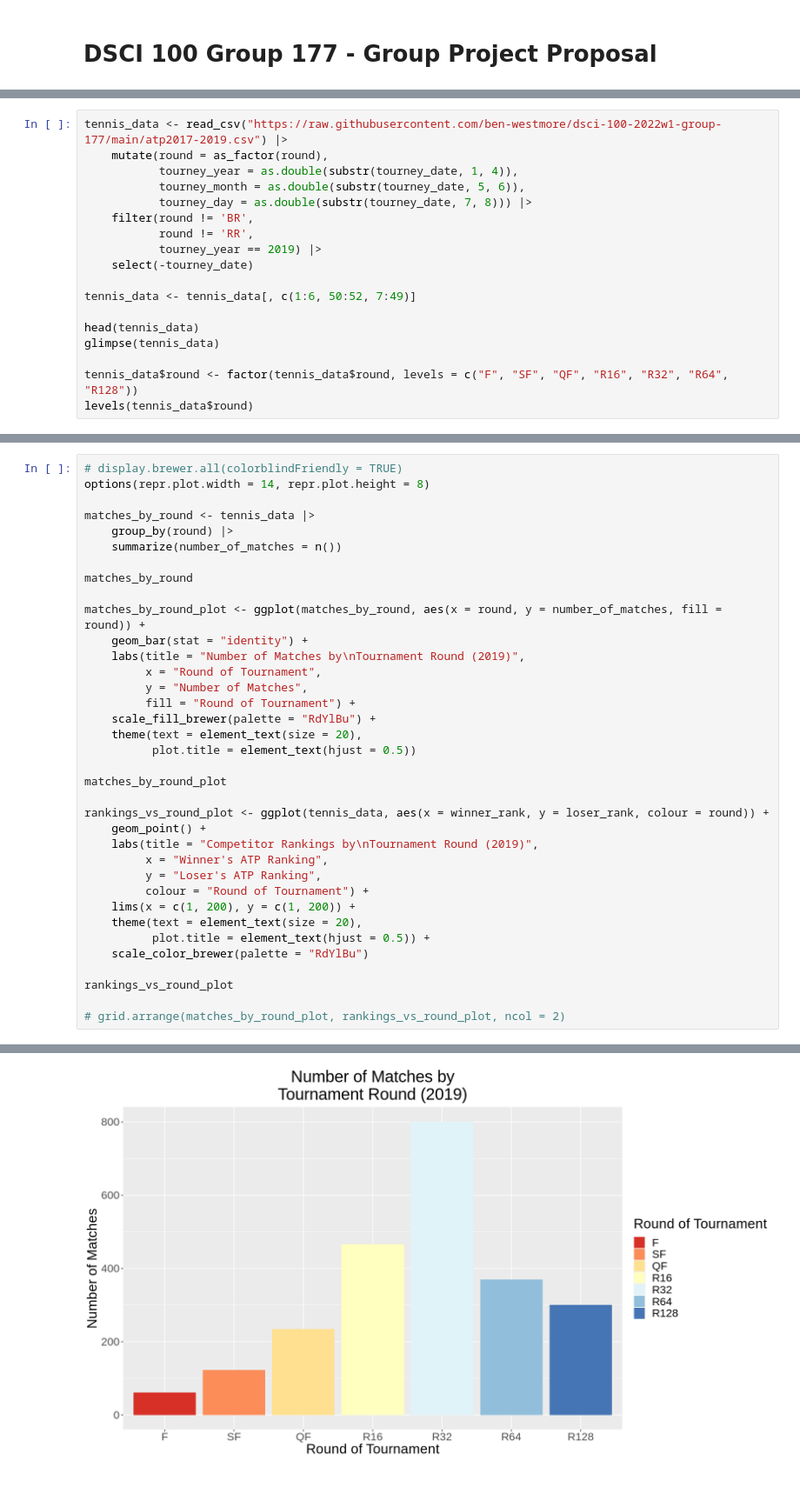
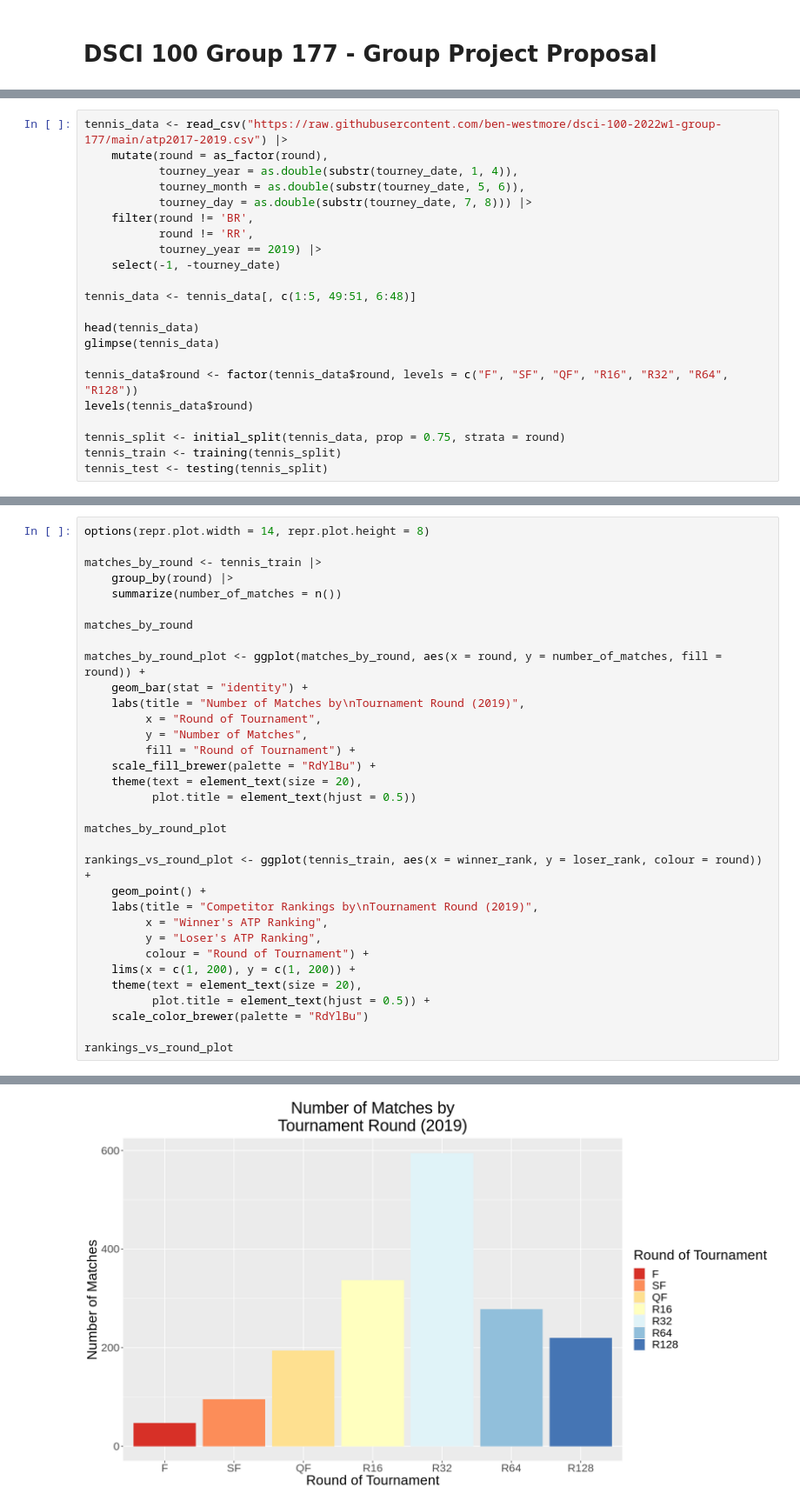
Before and after one commit to ben-westmore/dsci-100-2022w1-group-177, a Jupyter notebook: group177_proposal.ipynb, the cells around one changed output, grey strips where cells are left out. Shown at 87% size. Drawn from its saved outputs; the diff is of its cells as text.

Commit message:
filled in notebook from google doc, split data into training and testing data (and some tidying)

```diff
--- a/group177_proposal.ipynb
+++ b/group177_proposal.ipynb
@@ -25,15 +26,19 @@ tennis_data <- read_csv("https://raw.githubusercontent.com/ben-westmore/dsci-100
     filter(round != 'BR',
            round != 'RR',
            tourney_year == 2019) |>
-    select(-tourney_date)
+    select(-1, -tourney_date)
 
-tennis_data <- tennis_data[, c(1:6, 50:52, 7:49)]
+tennis_data <- tennis_data[, c(1:5, 49:51, 6:48)]
 
 head(tennis_data)
 glimpse(tennis_data)
 
 tennis_data$round <- factor(tennis_data$round, levels = c("F", "SF", "QF", "R16", "R32", "R64", "R128"))
 levels(tennis_data$round)
+
+tennis_split <- initial_split(tennis_data, prop = 0.75, strata = round)
+tennis_train <- training(tennis_split)
+tennis_test <- testing(tennis_split)
 # %% [output]
 New names:
 • `` -> `...1`
@@ -73,10 +78,9 @@ $ loser_rank         <dbl> 93, 58, 34, 50, 24, 54, 13, 10, 44, 52, 18, 98, 60,
 $ loser_rank_points  <dbl> 616, 855, 1125, 933, 1705, 895, 2315, 3155, 1017, 9…
 [1] "F"    "SF"   "QF"   "R16"  "R32"  "R64"  "R128"
 # %%
-# display.brewer.all(colorblindFriendly = TRUE)
 options(repr.plot.width = 14, repr.plot.height = 8)
 
-matches_by_round <- tennis_data |>
+matches_by_round <- tennis_train |>
     group_by(round) |>
     summarize(number_of_matches = n())
 
@@ -94,7 +98,7 @@ matches_by_round_plot <- ggplot(matches_by_round, aes(x = round, y = number_of_m
 
 matches_by_round_plot
 
-rankings_vs_round_plot <- ggplot(tennis_data, aes(x = winner_rank, y = loser_rank, colour = round)) +
+rankings_vs_round_plot <- ggplot(tennis_train, aes(x = winner_rank, y = loser_rank, colour = round)) +
     geom_point() +
     labs(title = "Competitor Rankings by\nTournament Round (2019)",
          x = "Winner's ATP Ranking",
@@ -106,8 +110,6 @@ rankings_vs_round_plot <- ggplot(tennis_data, aes(x = winner_rank, y = loser_ran
     scale_color_brewer(palette = "RdYlBu")
 
 rankings_vs_round_plot
-
-# grid.arrange(matches_by_round_plot, rankings_vs_round_plot, ncol = 2)
 # %% [output]
 A tibble: 7 × 2
 | round | number_of_matches |
@@ -124 +126 @@ Warning message:
-[figure, old version]
+[figure, new version]
```
Also changed, not shown: parts of 9 cells of this notebook.
